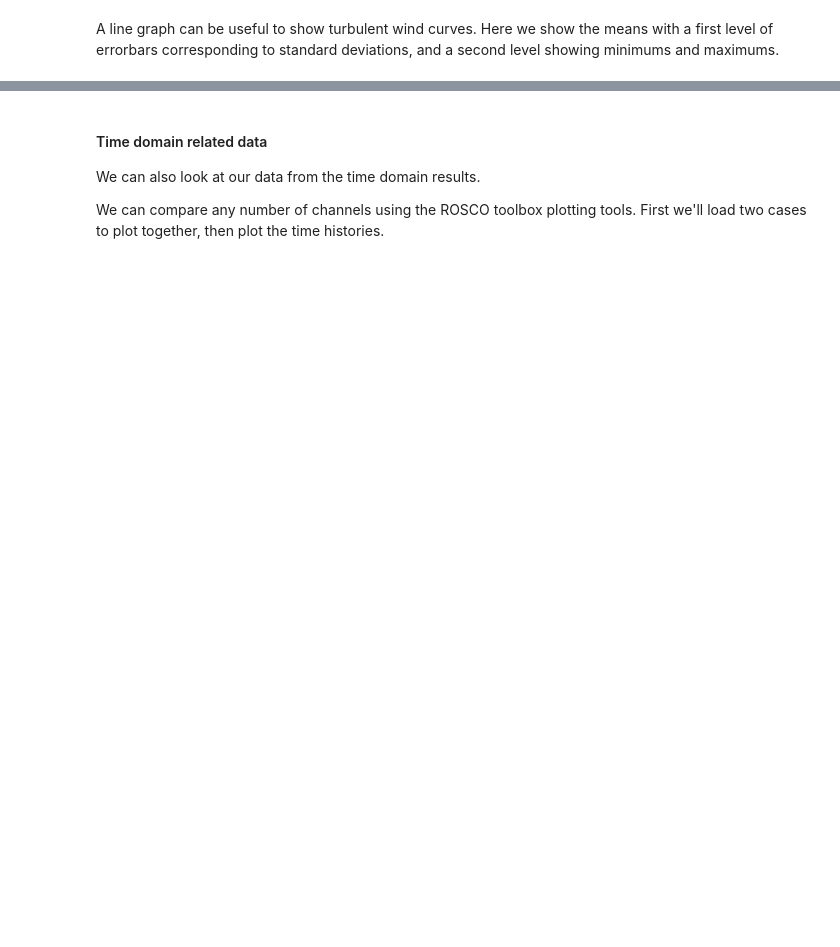
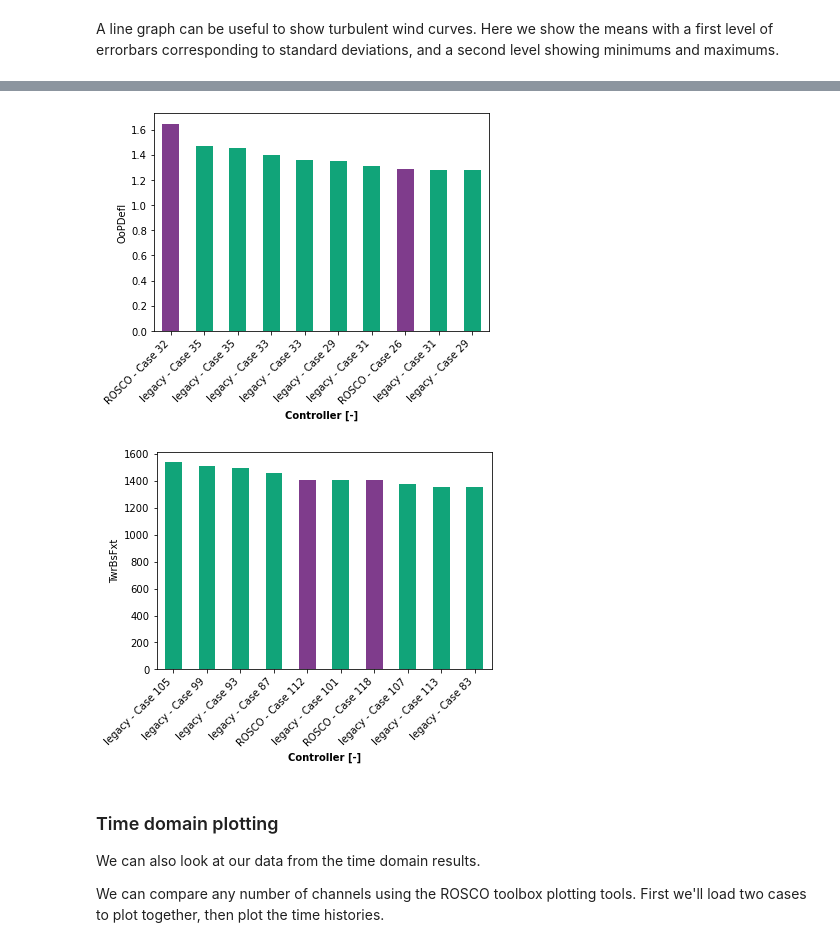
Before and after one commit to NREL/pCrunch, a Jupyter notebook: batch_processing.ipynb, the cells around one changed output, grey strips where cells are left out. Cells and saved outputs as stored; diff of their text form; code cells hidden in the pictures; blank space fills up the shorter version.

```diff
--- a/batch_processing.ipynb
+++ b/batch_processing.ipynb
@@ -103,3 +123,3 @@ The data here is just for a few runs for simplicity. Usually you'd do this for a
 # %%
-stats_df = pdTools.dict2df(stats, names=['DLC_1.1', 'DLC_1.3'])
-stats_df
+stats_df = pdTools.dict2df(stats, names=['ROSCO', 'Legacy'])
+stats_df.head()
@@ -115,5 +147,5 @@ Define the ranking variables and statiscits of interest. Note that `len(ranking_
 # %%
-fa.ranking_vars = [['TwrBsFyt'], ['OoPDefl1', 'OoPDefl2', 'OoPDefl3']]
+fa.ranking_vars = [['TwrBsFxt'], ['OoPDefl1', 'OoPDefl2', 'OoPDefl3']]
 fa.ranking_stats = ['max', 'min']
 load_ranking, load_ranking_df = fa.load_ranking(stats_df, get_df=True)
 load_ranking_df.head()
@@ -241,5 +249,20 @@ plt.show()
+# %%
+# Define a classification channel from the case-matrix
+classifier_type = ('ServoDyn', 'DLL_FileName')
+classifier_names = ['ROSCO', 'legacy']
+# %%
+# Plot load rankings
+fig_list, ax_list = an_plts.plot_load_ranking(load_ranking, cm, classifier_type, classifier_names=classifier_names, n_rankings=10, caseidx_labels=True)
+
+# modify axis labels
+for ax in ax_list:
+    ax.set_xlabel('Controller [-]', fontsize=10, fontweight='bold')
+plt.show()
+# %% [output]
+[figure, added]
+[figure, added]
 # %% [markdown]
-#### Time domain related data
+### Time domain plotting
 We can also look at our data from the time domain results.
 
 We can compare any number of channels using the ROSCO toolbox plotting tools. First we'll load two cases to plot together, then plot the time histories.
```
Also changed, not shown: parts of 46 cells of this notebook, 1 other file.
